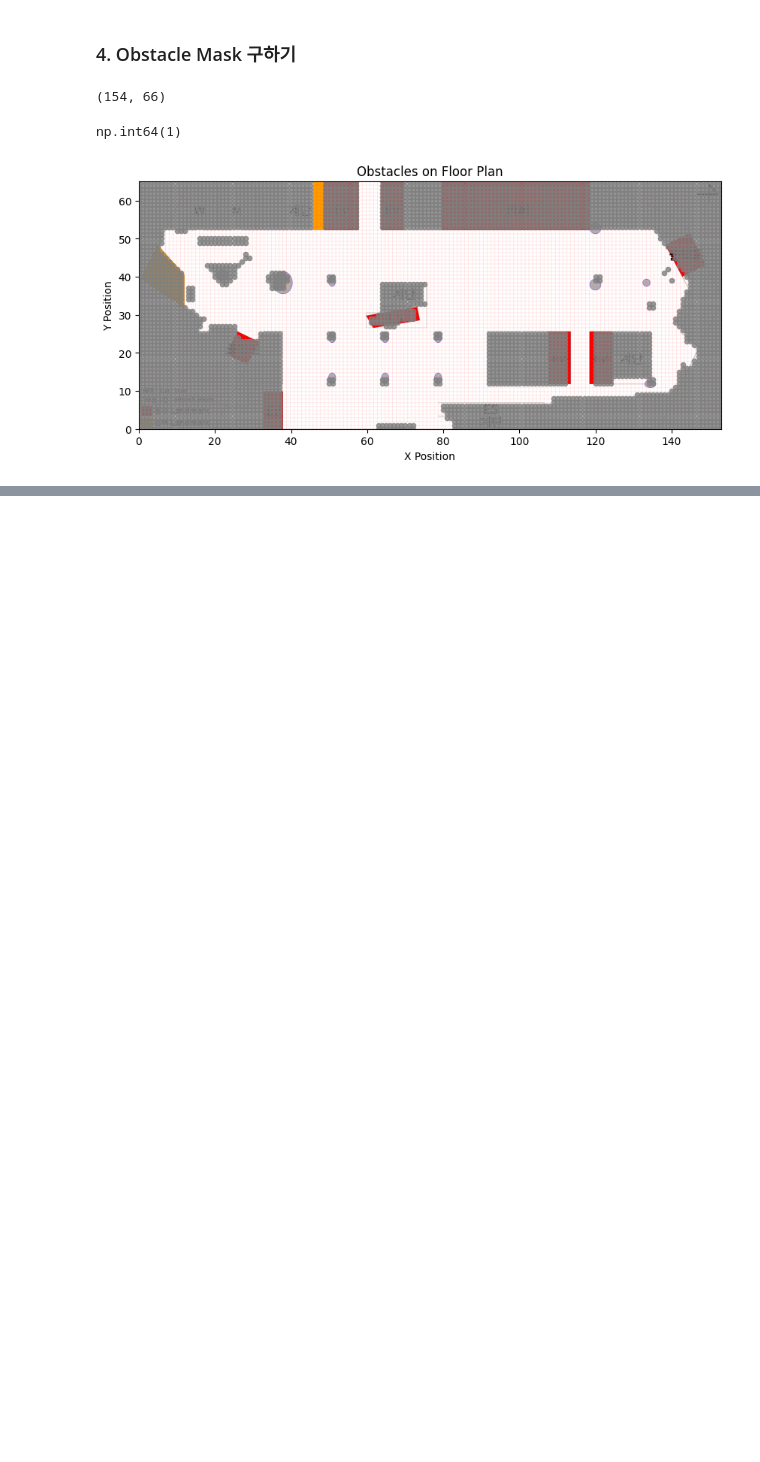
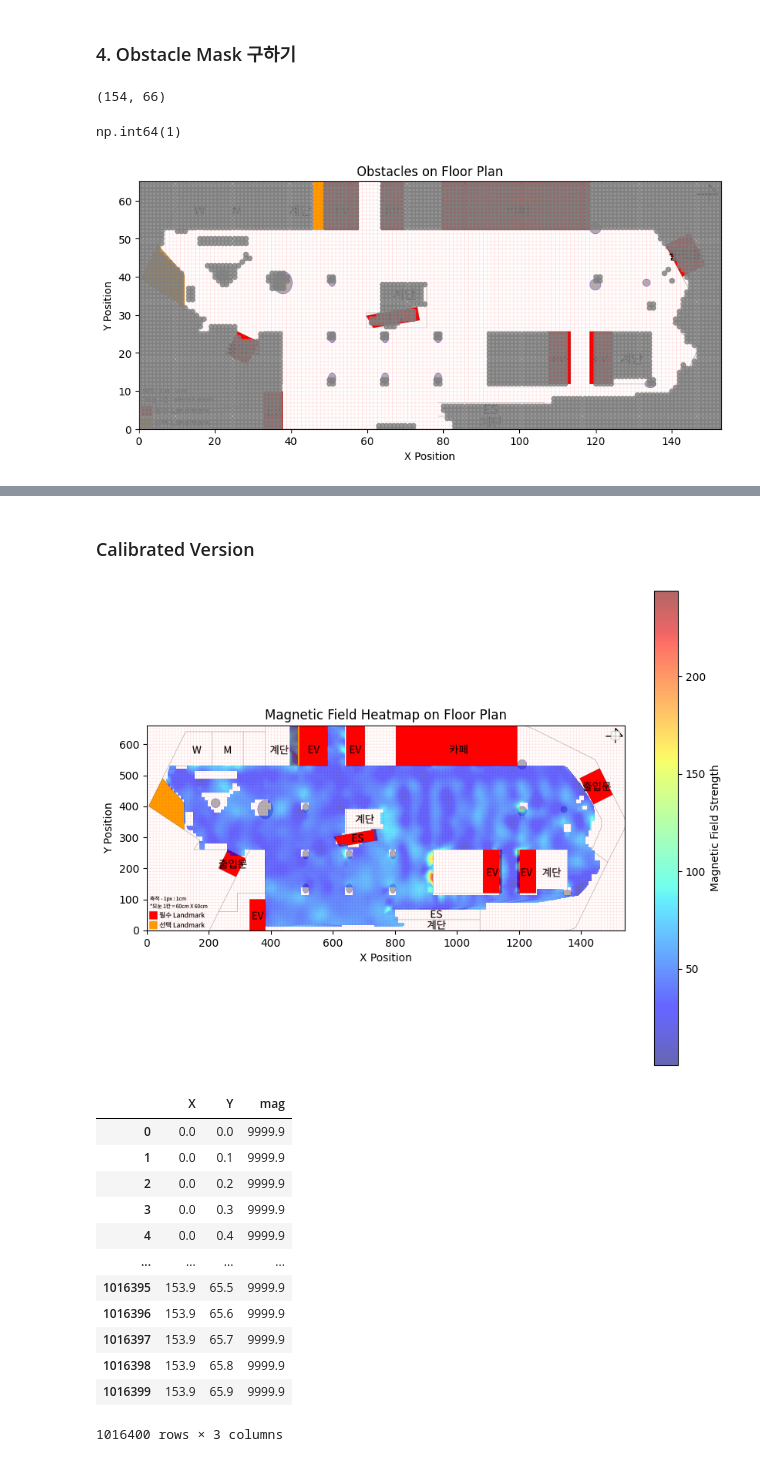
Before and after one commit to sage-hyun/indoor-localization-server, a Jupyter notebook: mmap_from_app.ipynb, the cells around one changed output, grey strips where cells are left out. Cells and saved outputs as stored; diff of their text form; code cells hidden in the pictures; blank space fills up the shorter version.

```diff
--- a/mmap_from_app.ipynb
+++ b/mmap_from_app.ipynb
@@ -164,0 +229,73 @@ plt.show()
+# %% [markdown]
+### Calibrated Version
+# %%
+import math
+import pandas as pd
+
+csv_df = pd.read_csv("data/position_data (13).csv")
+# mmap_df = pd.DataFrame()
+
+mmap_df = csv_df[(csv_df['MagX']!=9999.9)&(csv_df['MagY']!=9999.9)&(csv_df['MagZ']!=9999.9)].copy()
+
+# mmap_df['X'] = csv_df['X']
+mmap_df['Y'] = mmap_df['Y'] + 66
+mmap_df['mag'] = csv_df.apply(lambda x: math.sqrt(x['MagX']*x['MagX'] + x['MagY']*x['MagY'] + x['MagZ']*x['MagZ']), axis=1 )
+
+mmap_df = mmap_df[['X', 'Y', 'mag']]
+
+
+from scipy.interpolate import griddata
+from scipy.ndimage import zoom
+
+x = mmap_df['X'].to_numpy() * 10
+y = mmap_df['Y'].to_numpy() * 10
+mag = mmap_df['mag'].to_numpy()
+
+# Grid 생성 (Heatmap 인터폴레이션)
+grid_x, grid_y = np.mgrid[0:1540:1, 0:660:1]  # 원하는 x, y 범위로 Grid 생성
+grid_z = griddata((x, y), mag, (grid_x, grid_y), method='cubic')
+
+
+
+obstacle_mask_zoom = zoom(obstacle_mask, zoom=10, order=0)
+
+grid_z = np.where(obstacle_mask_zoom==1, np.nan, grid_z)
+
+
+mmap_grid_df = pd.DataFrame({'X': grid_x.flatten(), 'Y': grid_y.flatten(), 'mag': grid_z.flatten()})
+mmap_grid_df['X'] /= 10
+mmap_grid_df['Y'] /= 10
+mmap_grid_df = mmap_grid_df.fillna(9999.9)
+
+
+# Heatmap 생성
+plt.figure(figsize=(10, 8))
+plt.imshow(floor_plan, extent=(0, 1540, 0, 660), origin='upper') # 평면도 표시
+plt.imshow(grid_z.T, extent=(0, 1540, 0, 660), cmap='jet', alpha=0.6, origin='lower') # Heatmap 오버레이 (alpha로 투명도 조절)
+
+# 컬러바 추가
+plt.colorbar(label='Magnetic Field Strength')
+# plt.scatter(x, y, c='white', edgecolors='grey', s=1, label='Data Points')  # 데이터 포인트 표시
+plt.legend()
+plt.title('Magnetic Field Heatmap on Floor Plan')
+plt.xlabel('X Position')
+plt.ylabel('Y Position')
+plt.show()
+
+mmap_grid_df.to_csv("data/M_map_version3_cali.csv", index=False)
+mmap_grid_df
+# %% [output]
+[figure, added]
+|  | X | Y | mag |
+| 0 | 0.0 | 0.0 | 9999.9 |
+| 1 | 0.0 | 0.1 | 9999.9 |
+| 2 | 0.0 | 0.2 | 9999.9 |
+| 3 | 0.0 | 0.3 | 9999.9 |
+| 4 | 0.0 | 0.4 | 9999.9 |
+| ... | ... | ... | ... |
+| 1016395 | 153.9 | 65.5 | 9999.9 |
+| 1016396 | 153.9 | 65.6 | 9999.9 |
+| 1016397 | 153.9 | 65.7 | 9999.9 |
+| 1016398 | 153.9 | 65.8 | 9999.9 |
+| 1016399 | 153.9 | 65.9 | 9999.9 |
+1016400 rows × 3 columns
```
Also changed, not shown: parts of 5 cells of this notebook, 2 other files.
